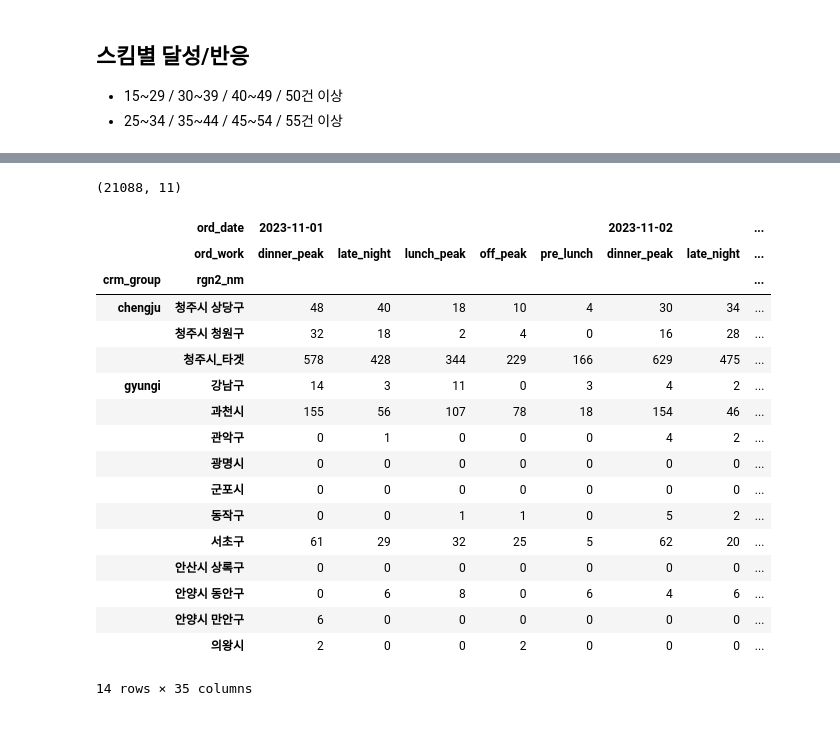
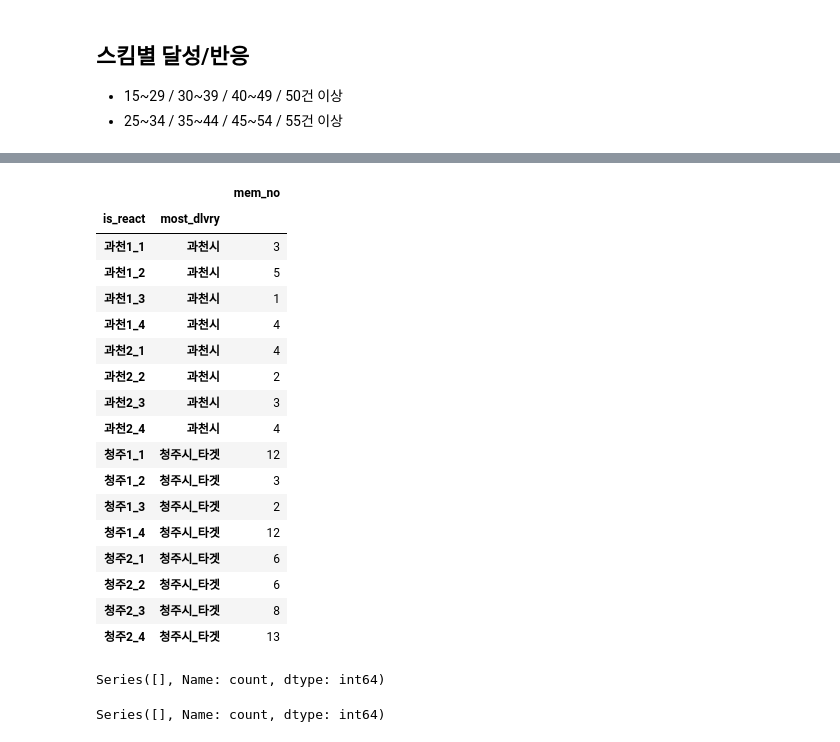
Before and after one commit to yoooooooonji/CRM-effect-analyst, a Jupyter notebook: gwacheon-cheongju.ipynb, the cells around one changed output, grey strips where cells are left out. Saved outputs shown, nothing was run; the diff lists cells and outputs as text; code cells hidden in the pictures.

```diff
--- a/gwacheon-cheongju.ipynb
+++ b/gwacheon-cheongju.ipynb
@@ -77,9 +91,10 @@ table_1
 - 15~29 / 30~39 / 40~49 / 50건 이상
 - 25~34 / 35~44 / 45~54 / 55건 이상
 # %%
-new_data = data.groupby(['brms_rider_id','crm_group' , 'crm_time', 'rgn2_nm'])['order_no'].count().reset_index()
+new_data = data.groupby(['mem_no', 'crm_time', 'rgn2_nm'])['order_no'].count().reset_index()
 new_data.rename(columns={'order_no': 'order_count'}, inplace=True)
-print(new_data.head())
+merged_data = pd.merge(data[['mem_no', 'crm_group', 'most_dlvry']], new_data, on='mem_no', how='outer')
+merged_data['order_count'].fillna(0, inplace=True)
 
-#new_data.to_csv("CRM-effect-analyst-/group_by.csv", encoding = "utf-8")
+print(merged_data.head())
 # %% [output]
@@ -217,29 +203,34 @@ print(join_data.head())
-# %%
-react_data = join_data[join_data['is_react'].notnull()]
-print(react_data.shape)
-# %% [output]
-(21088, 11)
-# %%
-# crosstab
-table_1 = pd.crosstab(index = [react_data.crm_group, react_data.rgn2_nm], columns = [react_data.ord_date, react_data.ord_work])
-table_1
-#table_1.to_csv('CRM-effect-analyst-/table1.csv', index= True, encoding = "utf-8")
-# %% [output]
-|  | ord_date | 2023-11-01 |  |  |  |  | 2023-11-02 |  | ... |
-|  | ord_work | dinner_peak | late_night | lunch_peak | off_peak | pre_lunch | dinner_peak | late_night | ... |
-| crm_group | rgn2_nm |  |  |  |  |  |  |  | ... |
-| chengju | 청주시 상당구 | 48 | 40 | 18 | 10 | 4 | 30 | 34 | ... |
-|  | 청주시 청원구 | 32 | 18 | 2 | 4 | 0 | 16 | 28 | ... |
-|  | 청주시_타겟 | 578 | 428 | 344 | 229 | 166 | 629 | 475 | ... |
-| gyungi | 강남구 | 14 | 3 | 11 | 0 | 3 | 4 | 2 | ... |
-|  | 과천시 | 155 | 56 | 107 | 78 | 18 | 154 | 46 | ... |
-|  | 관악구 | 0 | 1 | 0 | 0 | 0 | 4 | 2 | ... |
-|  | 광명시 | 0 | 0 | 0 | 0 | 0 | 0 | 0 | ... |
-|  | 군포시 | 0 | 0 | 0 | 0 | 0 | 0 | 0 | ... |
-|  | 동작구 | 0 | 0 | 1 | 1 | 0 | 5 | 2 | ... |
-|  | 서초구 | 61 | 29 | 32 | 25 | 5 | 62 | 20 | ... |
-|  | 안산시 상록구 | 0 | 0 | 0 | 0 | 0 | 0 | 0 | ... |
-|  | 안양시 동안구 | 0 | 6 | 8 | 0 | 6 | 4 | 6 | ... |
-|  | 안양시 만안구 | 6 | 0 | 0 | 0 | 0 | 0 | 0 | ... |
-|  | 의왕시 | 2 | 0 | 0 | 2 | 0 | 0 | 0 | ... |
-14 rows × 35 columns
+# %%
+#pd.crosstab(index = merged_data.is_react, columns = merged_data.rgn2_rename)
+table  = merged_data.groupby(['is_react', 'most_dlvry'])['mem_no'].nunique()
+table = pd.DataFrame(table)
+table
+# %% [output]
+|  |  | mem_no |
+| is_react | most_dlvry |  |
+| 과천1_1 | 과천시 | 3 |
+| 과천1_2 | 과천시 | 5 |
+| 과천1_3 | 과천시 | 1 |
+| 과천1_4 | 과천시 | 4 |
+| 과천2_1 | 과천시 | 4 |
+| 과천2_2 | 과천시 | 2 |
+| 과천2_3 | 과천시 | 3 |
+| 과천2_4 | 과천시 | 4 |
+| 청주1_1 | 청주시_타겟 | 12 |
+| 청주1_2 | 청주시_타겟 | 3 |
+| 청주1_3 | 청주시_타겟 | 2 |
+| 청주1_4 | 청주시_타겟 | 12 |
+| 청주2_1 | 청주시_타겟 | 6 |
+| 청주2_2 | 청주시_타겟 | 6 |
+| 청주2_3 | 청주시_타겟 | 8 |
+| 청주2_4 | 청주시_타겟 | 13 |
+# %%
+test = merged_data[((merged_data['is_react'] == '과천1_4') & (merged_data['most_dlvry'] == '서초구'))]
+test['mem_no'].value_counts()
+# %% [output]
+Series([], Name: count, dtype: int64)
+# %%
+test = merged_data[((merged_data['is_react'] == '과천2_4') & (merged_data['most_dlvry'] == '서초구'))]
+test['mem_no'].value_counts()
+# %% [output]
+Series([], Name: count, dtype: int64)
```
Also changed, not shown: parts of 14 cells of this notebook.
